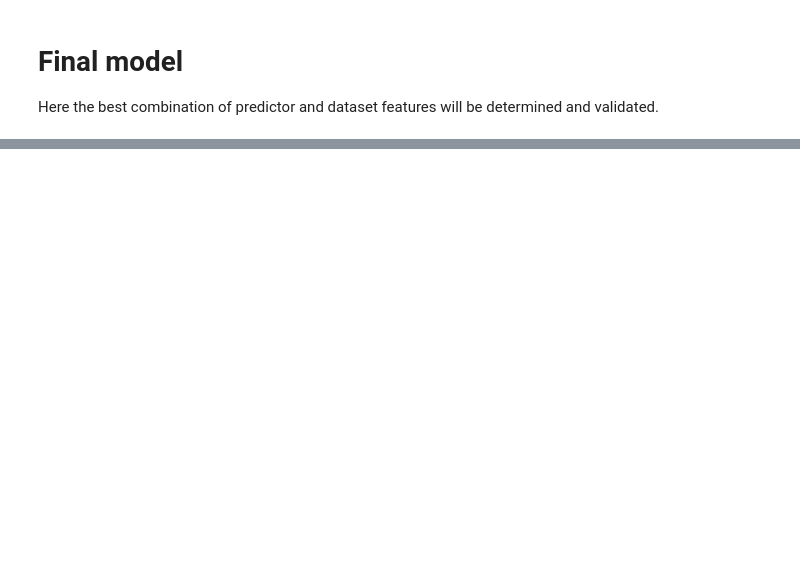
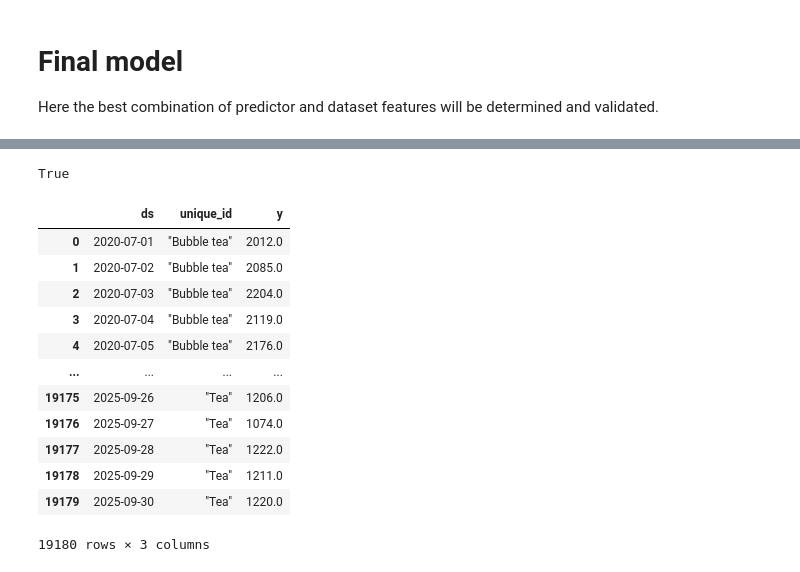
Before and after one commit to jonas-gstoettenmayr/cafe_upscaling_models, a Jupyter notebook: models_forecast_eval/model_final.ipynb, the cells around one changed output, grey strips where cells are left out. Saved outputs shown, nothing was run; the diff lists cells and outputs as text; code cells hidden in the pictures; blank space fills up the shorter version.

```diff
--- a/models_forecast_eval/model_final.ipynb
+++ b/models_forecast_eval/model_final.ipynb
@@ -636,0 +6,6 @@ Freq: M, dtype: int64
+# %%
+import torch
+
+torch.cuda.is_available()
+# %% [output]
+True
@@ -636,0 +59,16 @@ Freq: M, dtype: int64
+# %%
+dicct["train"]["non"]
+# %% [output]
+|  | ds | unique_id | y |
+| 0 | 2020-07-01 | "Bubble tea" | 2012.0 |
+| 1 | 2020-07-02 | "Bubble tea" | 2085.0 |
+| 2 | 2020-07-03 | "Bubble tea" | 2204.0 |
+| 3 | 2020-07-04 | "Bubble tea" | 2119.0 |
+| 4 | 2020-07-05 | "Bubble tea" | 2176.0 |
+| ... | ... | ... | ... |
+| 19175 | 2025-09-26 | "Tea" | 1206.0 |
+| 19176 | 2025-09-27 | "Tea" | 1074.0 |
+| 19177 | 2025-09-28 | "Tea" | 1222.0 |
+| 19178 | 2025-09-29 | "Tea" | 1211.0 |
+| 19179 | 2025-09-30 | "Tea" | 1220.0 |
+19180 rows × 3 columns
```
Also changed, not shown: parts of 42 cells of this notebook, 1 other file.
